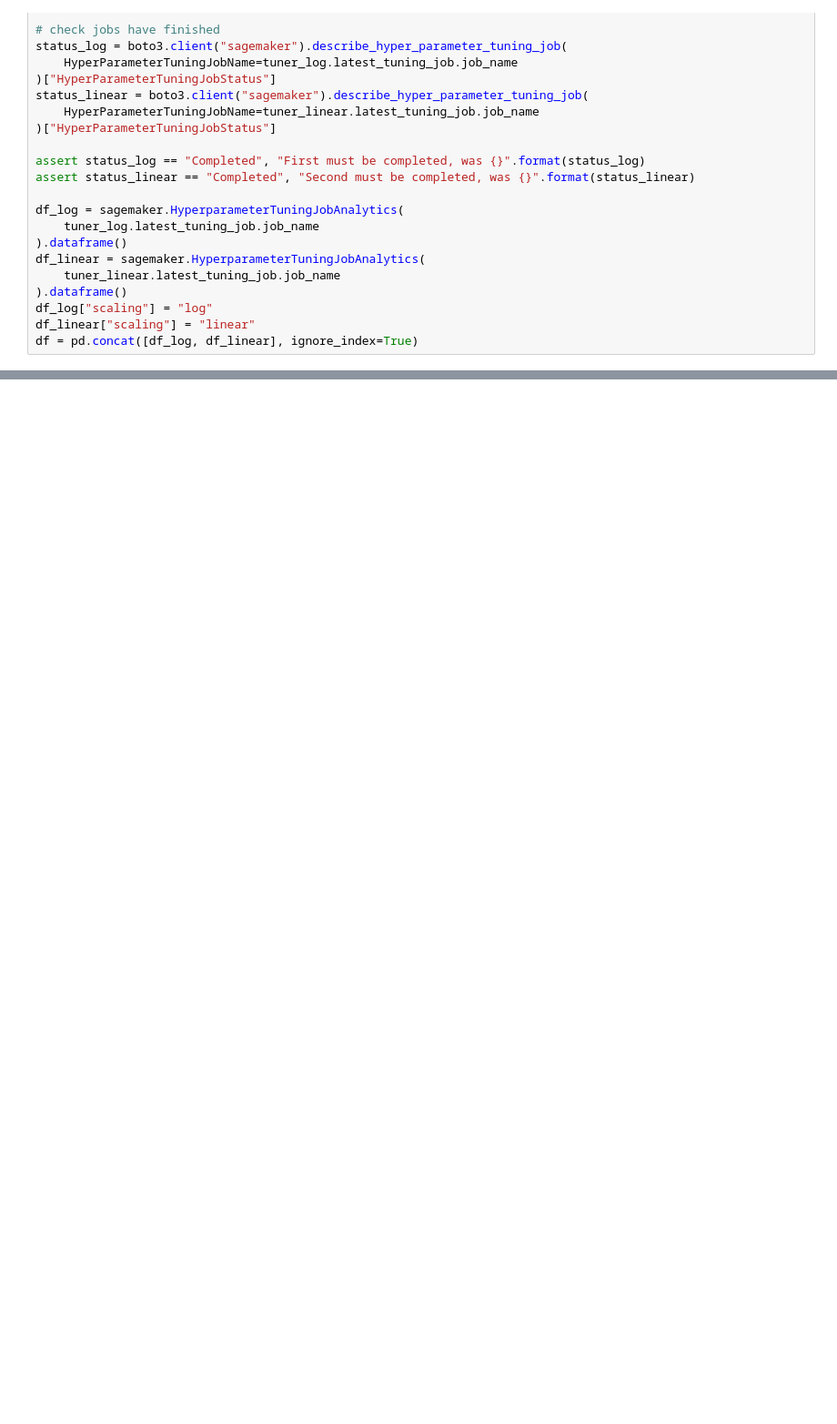
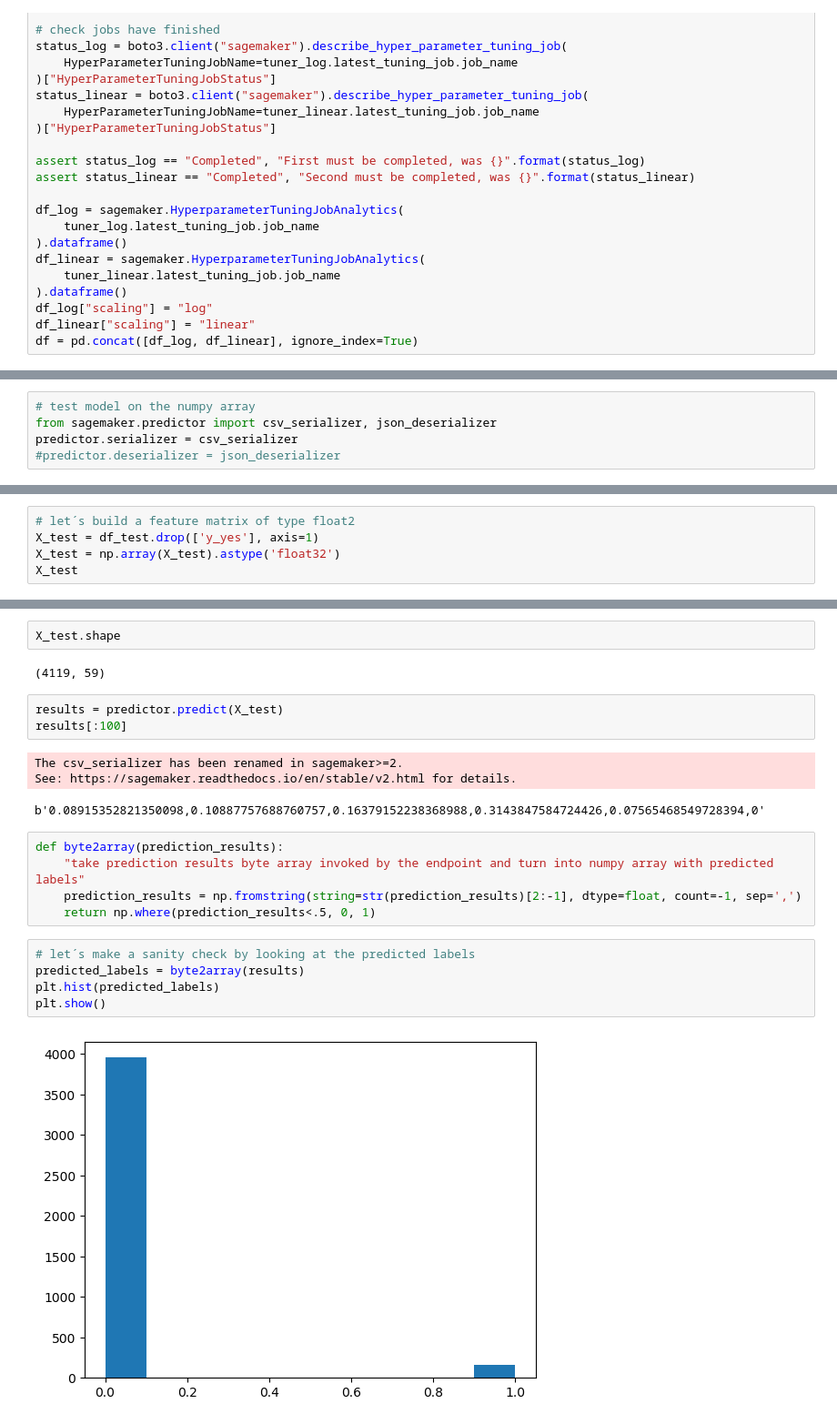
Before and after one commit to Sebastian1981/AWS_Sagemaker_Marketing_XGB_Classifier_Tuning, a Jupyter notebook: 01_xgb_tuning_job.ipynb, the cells around one changed output, grey strips where cells are left out. Shown at 91% size. Cells and saved outputs as stored; diff of their text form; blank space fills up the shorter version.

Commit message:
add invoke endpoint

```diff
--- a/01_xgb_tuning_job.ipynb
+++ b/01_xgb_tuning_job.ipynb
@@ -435,0 +446,5 @@ plt.show()
+# %%
+# test model on the numpy array
+from sagemaker.predictor import csv_serializer, json_deserializer
+predictor.serializer = csv_serializer
+#predictor.deserializer = json_deserializer
@@ -435,0 +460,5 @@ plt.show()
+# %%
+# let´s build a feature matrix of type float2
+X_test = df_test.drop(['y_yes'], axis=1)
+X_test = np.array(X_test).astype('float32')
+X_test
@@ -435,0 +473,23 @@ plt.show()
+# %%
+X_test.shape
+# %% [output]
+(4119, 59)
+# %%
+results = predictor.predict(X_test)
+results[:100]
+# %% [output]
+The csv_serializer has been renamed in sagemaker>=2.
+See: https://sagemaker.readthedocs.io/en/stable/v2.html for details.
+b'0.08915352821350098,0.10887757688760757,0.16379152238368988,0.3143847584724426,0.07565468549728394,0'
+# %%
+def byte2array(prediction_results):
+    "take prediction results byte array invoked by the endpoint and turn into numpy array with predicted labels"
+    prediction_results = np.fromstring(string=str(prediction_results)[2:-1], dtype=float, count=-1, sep=',')
+    return np.where(prediction_results<.5, 0, 1)
+# %%
+# let´s make a sanity check by looking at the predicted labels
+predicted_labels = byte2array(results)
+plt.hist(predicted_labels)
+plt.show()
+# %% [output]
+[figure, added]
```
Also changed, not shown: parts of 22 cells of this notebook.
